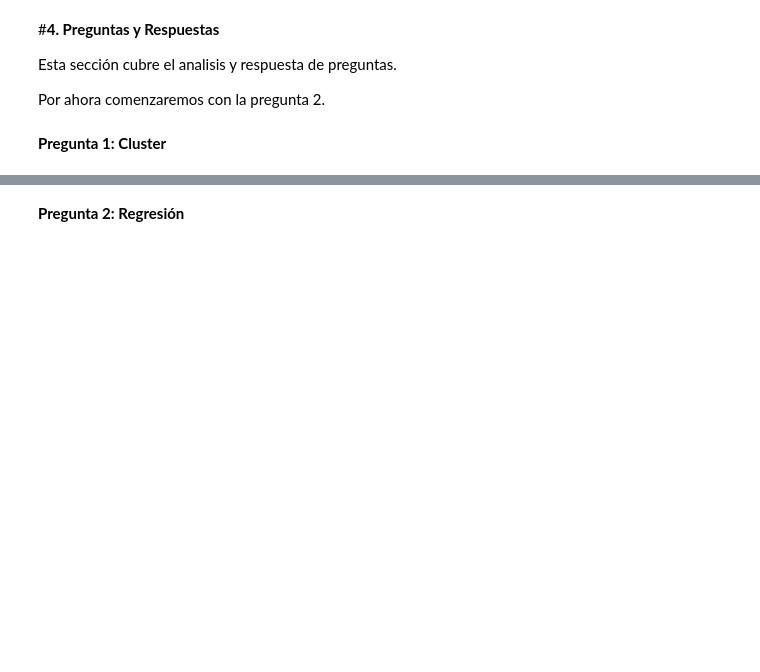
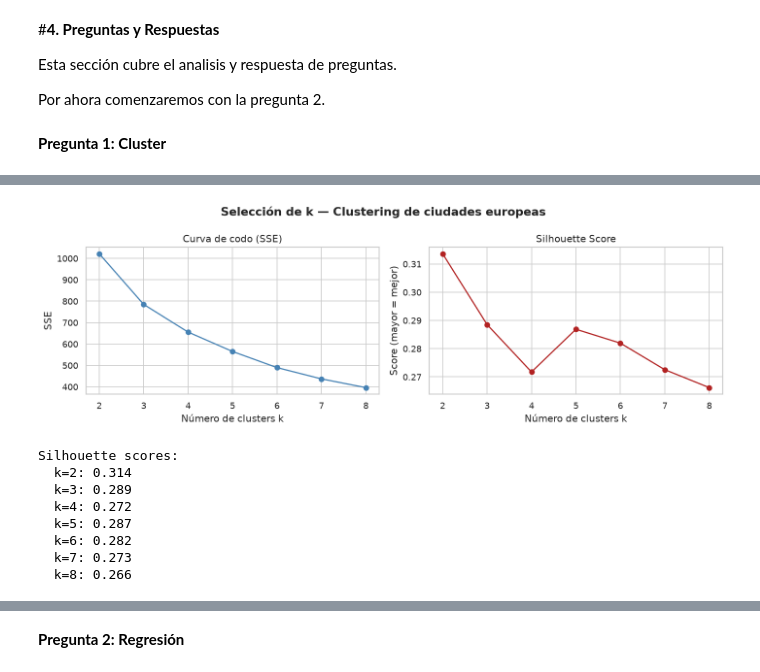
Before and after one commit to Rajevic-0/Proyecto-Mineria-De-Datos, a Jupyter notebook: Notebooks/Hito_1.ipynb, the cells around one changed output, grey strips where cells are left out. Drawn from its saved outputs; the diff is of its cells as text; code cells hidden in the pictures; blank space fills up the shorter version.

```diff
--- a/Notebooks/Hito_1.ipynb
+++ b/Notebooks/Hito_1.ipynb
@@ -600,0 +558,17 @@ plt.show()
+# %%
+city_cluster = (
+    df_full
+    .groupby('city')
+    .agg(
+        occ_media     = ('occ_media',     'mean'),
+        occ_std       = ('occ_std',       'mean'),
+        rate_media    = ('rate_media',    'median'),
+        revenue_total = ('revenue_total', 'median'),
+        n_anuncios    = ('listing_id',    'count'),
+    )
+    .query("n_anuncios >= 30")
+    .reset_index()
+)
+
+print(f"Ciudades con ≥30 anuncios: {len(city_cluster)}")
+city_cluster.describe().round(2)
@@ -600,0 +586,50 @@ plt.show()
+# %%
+from sklearn.preprocessing import StandardScaler
+from sklearn.cluster import KMeans
+from sklearn.metrics import silhouette_score
+import matplotlib.pyplot as plt
+
+features = ['occ_media', 'occ_std', 'rate_media', 'revenue_total']
+X = city_cluster[features].values
+
+scaler = StandardScaler()
+X_scaled = scaler.fit_transform(X)
+
+sse, sil = [], []
+K_range = range(2, 9)
+
+for k in K_range:
+    km = KMeans(n_clusters=k, n_init=20, random_state=42)
+    labels = km.fit_predict(X_scaled)
+    sse.append(km.inertia_)
+    sil.append(silhouette_score(X_scaled, labels))
+
+fig, axes = plt.subplots(1, 2, figsize=(12, 4))
+
+axes[0].plot(K_range, sse, marker='o', color='steelblue')
+axes[0].set_title('Curva de codo (SSE)')
+axes[0].set_xlabel('Número de clusters k')
+axes[0].set_ylabel('SSE')
+
+axes[1].plot(K_range, sil, marker='o', color='firebrick')
+axes[1].set_title('Silhouette Score')
+axes[1].set_xlabel('Número de clusters k')
+axes[1].set_ylabel('Score (mayor = mejor)')
+
+plt.suptitle('Selección de k — Clustering de ciudades europeas', fontweight='bold')
+plt.tight_layout()
+plt.show()
+
+print("\nSilhouette scores:")
+for k, s in zip(K_range, sil):
+    print(f"  k={k}: {s:.3f}")
+# %% [output]
+[figure, added]
+Silhouette scores:
+  k=2: 0.314
+  k=3: 0.289
+  k=4: 0.272
+  k=5: 0.287
+  k=6: 0.282
+  k=7: 0.273
+  k=8: 0.266
```
Also changed, not shown: parts of 8 cells of this notebook.
